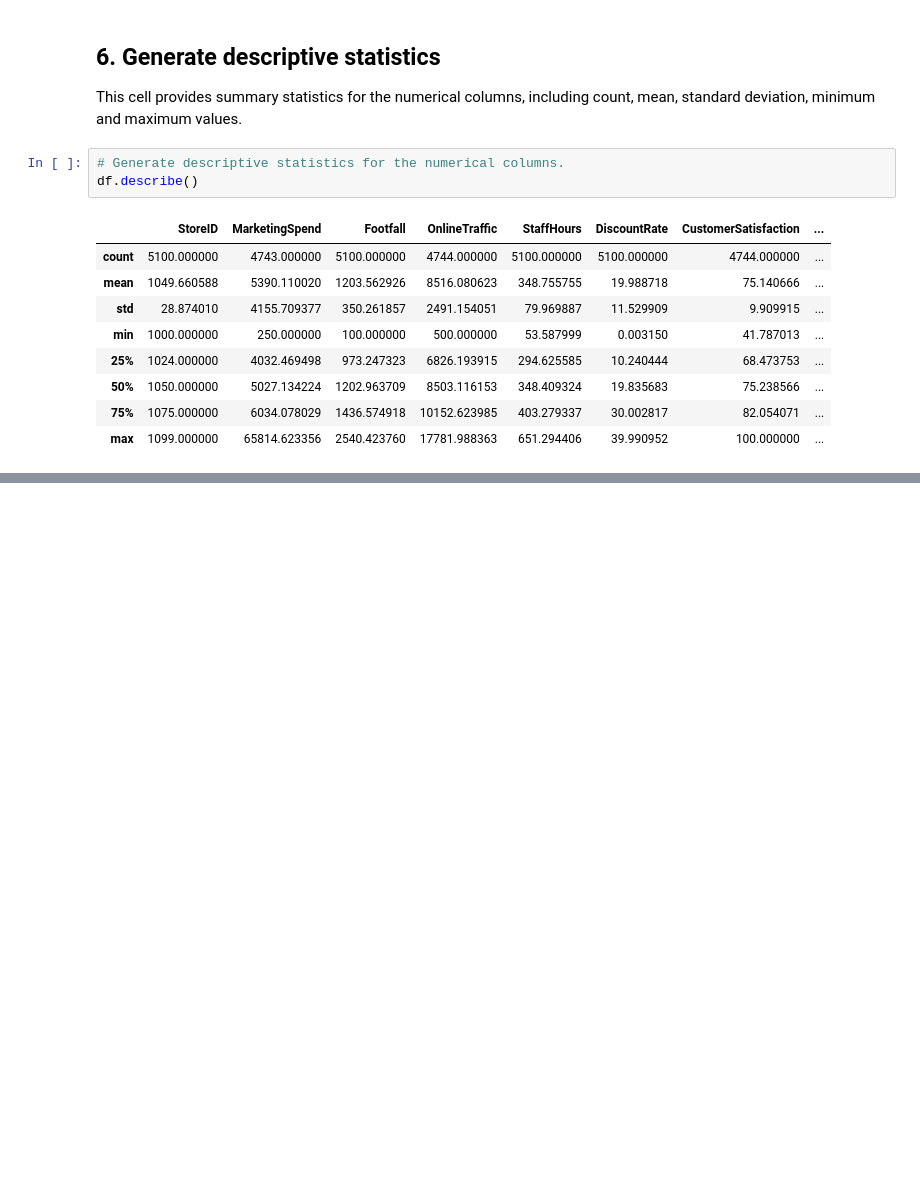
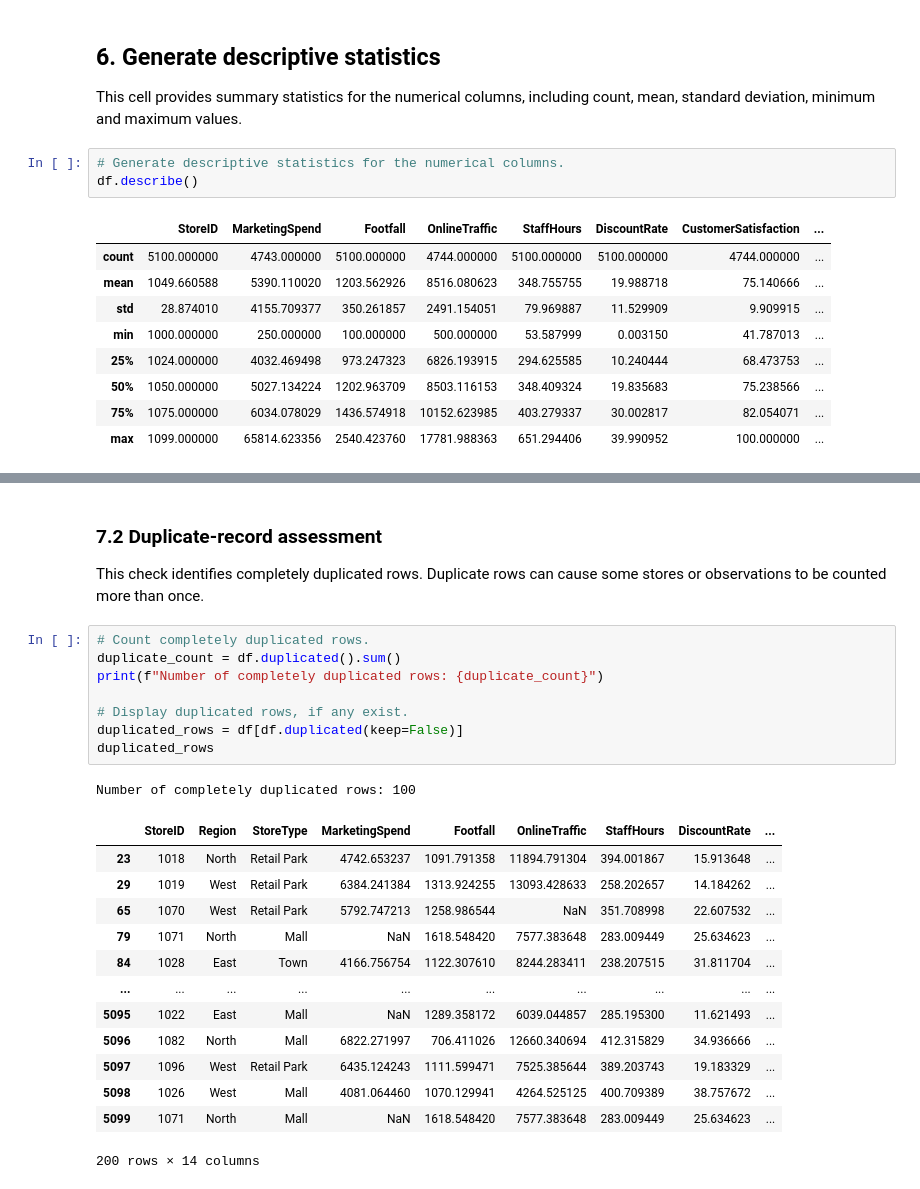
Before and after one commit to RyanMitchell8/Research-Analytics-Ca1, a Jupyter notebook: Ca1-folder/Task_1_Retail_Performance.ipynb, the cells around one changed output, grey strips where cells are left out. Saved outputs shown, nothing was run; the diff lists cells and outputs as text; blank space fills up the shorter version.

Commit message:
Task One: Data Preparation & Quality Assessment done

```diff
--- a/Ca1-folder/Task_1_Retail_Performance.ipynb
+++ b/Ca1-folder/Task_1_Retail_Performance.ipynb
@@ -102,0 +139,27 @@ df.describe()
+# %% [markdown]
+### 7.2 Duplicate-record assessment
+
+This check identifies completely duplicated rows. Duplicate rows can cause some stores or observations to be counted more than once.
+# %%
+# Count completely duplicated rows.
+duplicate_count = df.duplicated().sum()
+print(f"Number of completely duplicated rows: {duplicate_count}")
+
+# Display duplicated rows, if any exist.
+duplicated_rows = df[df.duplicated(keep=False)]
+duplicated_rows
+# %% [output]
+Number of completely duplicated rows: 100
+|  | StoreID | Region | StoreType | MarketingSpend | Footfall | OnlineTraffic | StaffHours | DiscountRate | ... |
+| 23 | 1018 | North | Retail Park | 4742.653237 | 1091.791358 | 11894.791304 | 394.001867 | 15.913648 | ... |
+| 29 | 1019 | West | Retail Park | 6384.241384 | 1313.924255 | 13093.428633 | 258.202657 | 14.184262 | ... |
+| 65 | 1070 | West | Retail Park | 5792.747213 | 1258.986544 | NaN | 351.708998 | 22.607532 | ... |
+| 79 | 1071 | North | Mall | NaN | 1618.548420 | 7577.383648 | 283.009449 | 25.634623 | ... |
+| 84 | 1028 | East | Town | 4166.756754 | 1122.307610 | 8244.283411 | 238.207515 | 31.811704 | ... |
+| ... | ... | ... | ... | ... | ... | ... | ... | ... | ... |
+| 5095 | 1022 | East | Mall | NaN | 1289.358172 | 6039.044857 | 285.195300 | 11.621493 | ... |
+| 5096 | 1082 | North | Mall | 6822.271997 | 706.411026 | 12660.340694 | 412.315829 | 34.936666 | ... |
+| 5097 | 1096 | West | Retail Park | 6435.124243 | 1111.599471 | 7525.385644 | 389.203743 | 19.183329 | ... |
+| 5098 | 1026 | West | Mall | 4081.064460 | 1070.129941 | 4264.525125 | 400.709389 | 38.757672 | ... |
+| 5099 | 1071 | North | Mall | NaN | 1618.548420 | 7577.383648 | 283.009449 | 25.634623 | ... |
+200 rows × 14 columns
```
Also changed, not shown: parts of 13 cells of this notebook.
